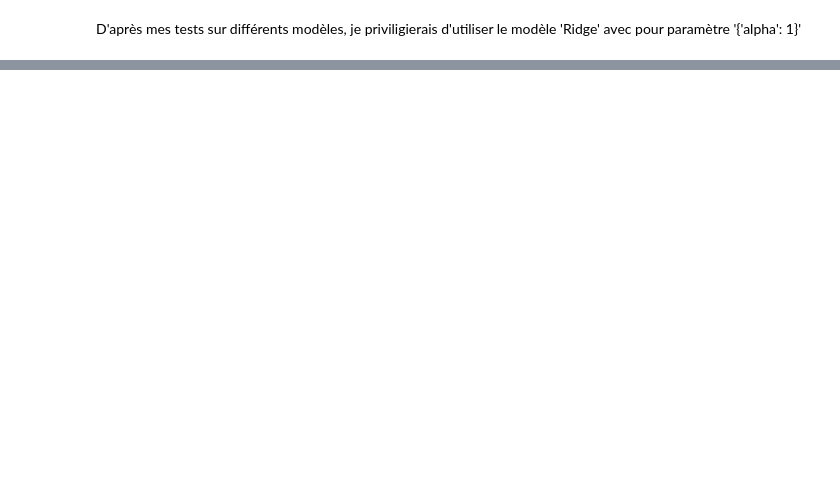
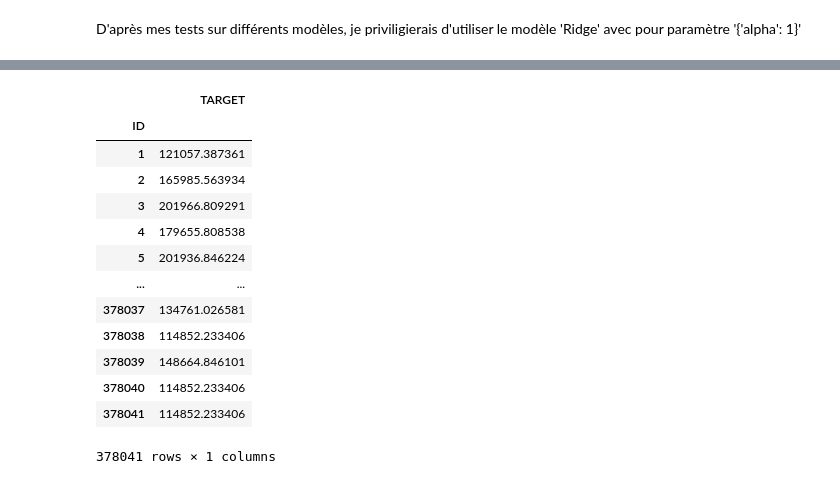
Before and after one commit to dounya-bourhani/ProjetPython, a Jupyter notebook: submission_kaggle.ipynb, the cells around one changed output, grey strips where cells are left out. Drawn from its saved outputs; the diff is of its cells as text; code cells hidden in the pictures; blank space fills up the shorter version.

```diff
--- a/submission_kaggle.ipynb
+++ b/submission_kaggle.ipynb
@@ -46,0 +211,11 @@ D'après mes tests sur différents modèles, je priviligierais d'utiliser le mod
+# %%
+# Apprentissage
+
+import numpy as np
+from sklearn.linear_model import Ridge
+
+parameters = {'alpha': np.arange(start = 0, stop = 10, step = 1)}
+
+ridge_model = Ridge()
+grid_ridge = GridSearchCV(ridge_model, parameters, scoring = 'neg_mean_squared_error', verbose = 1)
+grid_ridge.fit(X_train_CR, y_train_reg)
@@ -46,0 +227,7 @@ D'après mes tests sur différents modèles, je priviligierais d'utiliser le mod
+# %%
+# Prédiction
+
+print(pd.DataFrame(grid_ridge.cv_results_).loc[:,['params','mean_test_score']])
+print("Meilleur paramètre :", grid_ridge.best_params_)
+print("Meilleur score :", grid_ridge.best_score_)
+y_pred = grid_ridge.best_estimator_.predict(X_test_CR)
@@ -46,0 +248,19 @@ D'après mes tests sur différents modèles, je priviligierais d'utiliser le mod
+# %%
+# dataframe de nos prédictions
+df_predictions_val_foncieres = pd.DataFrame(y_pred, index=np.arange(1, len(y_pred)+1), columns=['TARGET']).rename_axis("ID")
+df_predictions_val_foncieres
+# %% [output]
+|  | TARGET |
+| ID |  |
+| 1 | 121057.387361 |
+| 2 | 165985.563934 |
+| 3 | 201966.809291 |
+| 4 | 179655.808538 |
+| 5 | 201936.846224 |
+| ... | ... |
+| 378037 | 134761.026581 |
+| 378038 | 114852.233406 |
+| 378039 | 148664.846101 |
+| 378040 | 114852.233406 |
+| 378041 | 114852.233406 |
+378041 rows × 1 columns
```
Also changed, not shown: parts of 28 cells of this notebook, 2 other files.
